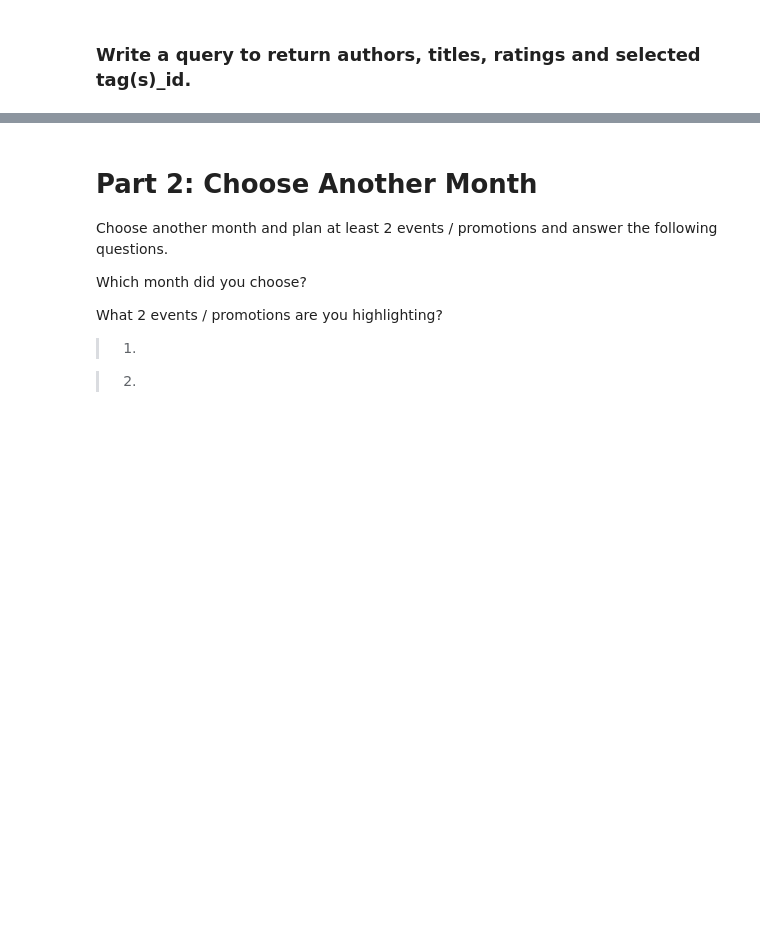
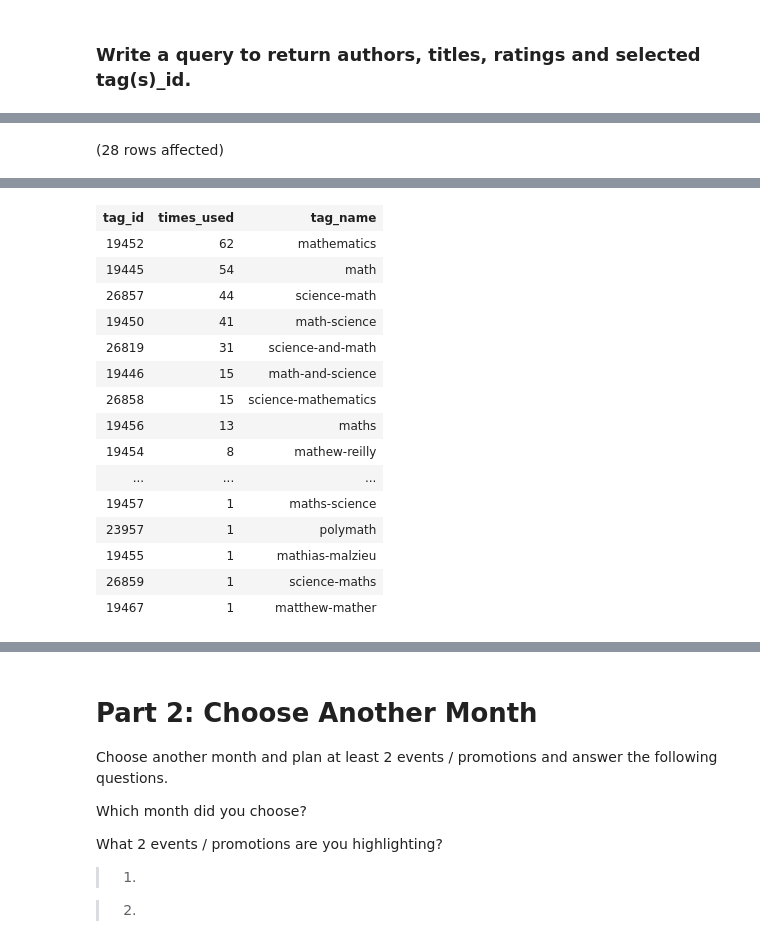
Before and after one commit to souji1991/SQL-Part-3-Studio, a Jupyter notebook: SQL-Part-3-Studio.ipynb, the cells around one changed output, grey strips where cells are left out. Saved outputs shown, nothing was run; the diff lists cells and outputs as text; code cells hidden in the pictures; blank space fills up the shorter version.

```diff
--- a/SQL-Part-3-Studio.ipynb
+++ b/SQL-Part-3-Studio.ipynb
@@ -55,0 +97,10 @@ Double click to edit.
+# %%
+SELECT TOP(100) t.tag_id ,COUNT(*) AS times_used ,ta.tag_name
+FROM BooksDB.dbo.book_tags AS t
+FULL JOIN BooksDB.dbo.tags AS ta
+ON t.tag_id=ta.tag_id
+GROUP BY t.tag_id,ta.tag_name
+HAVING ta.tag_name LIKE '%math%'
+ORDER BY times_used DESC;
+# %% [output]
+(28 rows affected)
@@ -55,0 +108,16 @@ Double click to edit.
+| tag_id | times_used | tag_name |
+| 19452 | 62 | mathematics |
+| 19445 | 54 | math |
+| 26857 | 44 | science-math |
+| 19450 | 41 | math-science |
+| 26819 | 31 | science-and-math |
+| 19446 | 15 | math-and-science |
+| 26858 | 15 | science-mathematics |
+| 19456 | 13 | maths |
+| 19454 | 8 | mathew-reilly |
+| ... | ... | ... |
+| 19457 | 1 | maths-science |
+| 23957 | 1 | polymath |
+| 19455 | 1 | mathias-malzieu |
+| 26859 | 1 | science-maths |
+| 19467 | 1 | matthew-mather |
```
Also changed, not shown: parts of 7 cells of this notebook.
